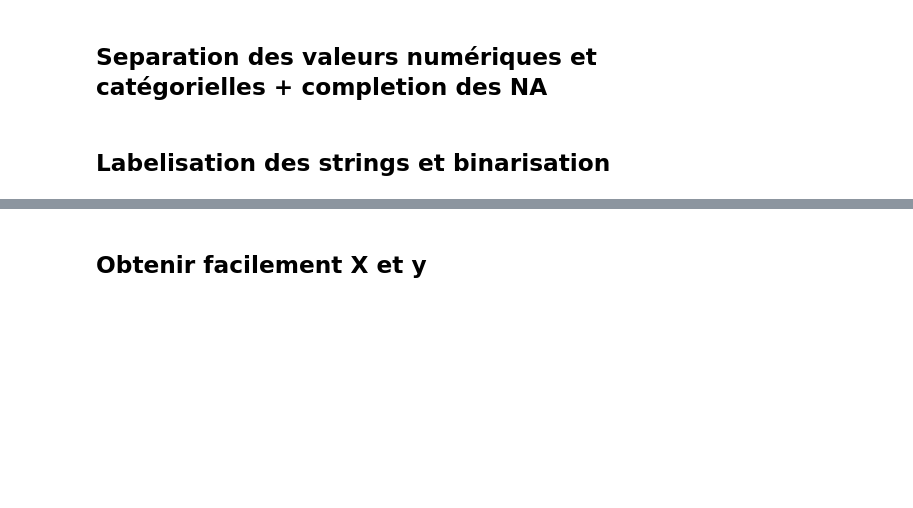
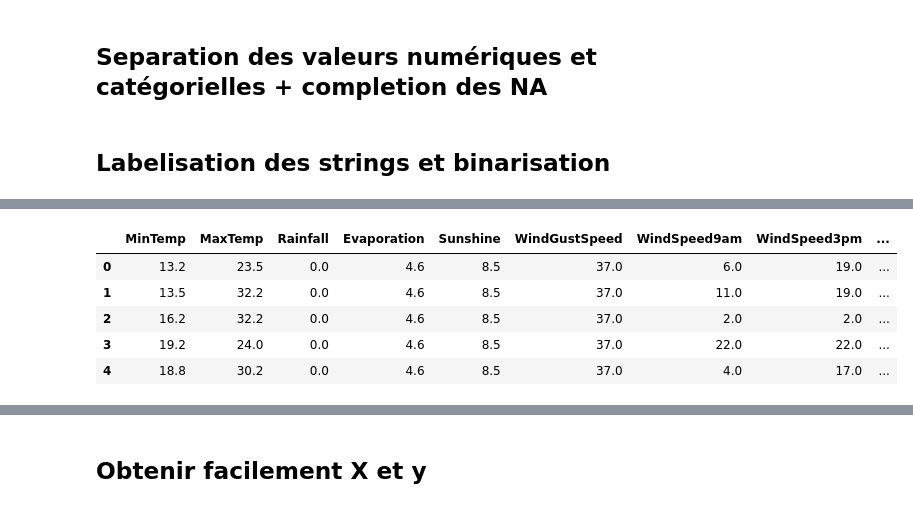
Before and after one commit to mousDZ/DevOps-Guide, a Jupyter notebook: projectRains_v2.ipynb, the cells around one changed output, grey strips where cells are left out. Drawn from its saved outputs; the diff is of its cells as text; code cells hidden in the pictures; blank space fills up the shorter version.

```diff
--- a/projectRains_v2.ipynb
+++ b/projectRains_v2.ipynb
@@ -165,0 +217,9 @@ df[cat_columns] = df.select_dtypes(exclude=np.number).apply(LabelEncoder().fit_t
+# %%
+df.head()
+# %% [output]
+|  | MinTemp | MaxTemp | Rainfall | Evaporation | Sunshine | WindGustSpeed | WindSpeed9am | WindSpeed3pm | ... |
+| 0 | 13.2 | 23.5 | 0.0 | 4.6 | 8.5 | 37.0 | 6.0 | 19.0 | ... |
+| 1 | 13.5 | 32.2 | 0.0 | 4.6 | 8.5 | 37.0 | 11.0 | 19.0 | ... |
+| 2 | 16.2 | 32.2 | 0.0 | 4.6 | 8.5 | 37.0 | 2.0 | 2.0 | ... |
+| 3 | 19.2 | 24.0 | 0.0 | 4.6 | 8.5 | 37.0 | 22.0 | 22.0 | ... |
+| 4 | 18.8 | 30.2 | 0.0 | 4.6 | 8.5 | 37.0 | 4.0 | 17.0 | ... |
```
Also changed, not shown: parts of 8 cells of this notebook.
